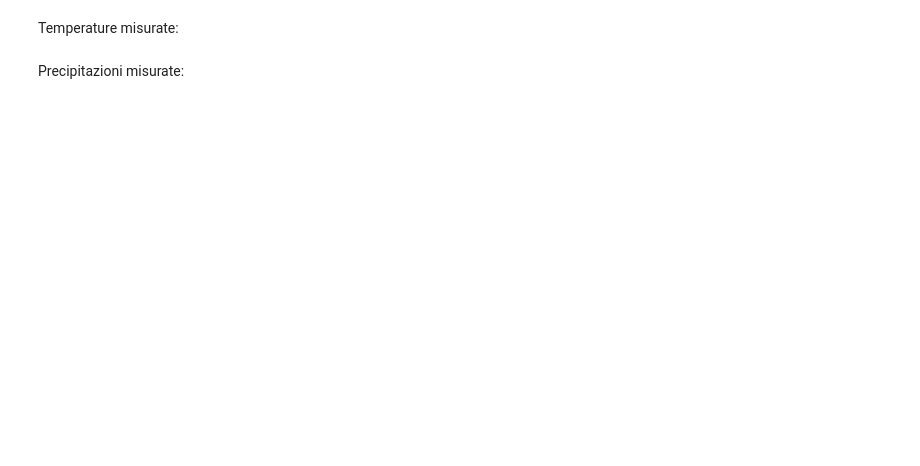
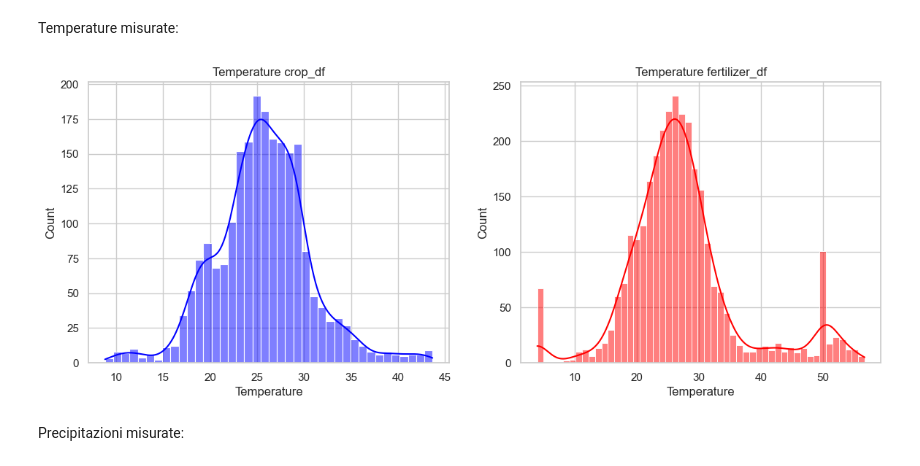
Before and after one commit to Jujez04/data-intensive-project, a Jupyter notebook: main.ipynb, the cells around one changed output. Saved outputs shown, nothing was run; the diff lists cells and outputs as text; code cells hidden in the pictures; blank space fills up the shorter version.

```diff
--- a/main.ipynb
+++ b/main.ipynb
@@ -186,14 +300,9 @@ axes[1].set_xlabel('Humidity (ratio)')
 # %% [markdown]
 Temperature misurate:
 # %%
-fig, axes = plt.subplots(1, 2, figsize=(14, 5))
-sns.histplot(crop_df["Temperature"], kde=True, color='blue', ax=axes[0])
-axes[0].set_title('Temperature crop_df', fontsize=12)
-axes[0].set_xlabel('Temperature (°C)')
-
-sns.histplot(fertilizer_df["Temperature"], kde=True, color='red', ax=axes[1])
-axes[1].set_title('Temperature fertilizer_df', fontsize=12)
-axes[1].set_xlabel('Temperature (°C)')
+plot_chemicals('Temperature')
+# %% [output]
+[figure, added]
 # %% [markdown]
 Precipitazioni misurate:
 # %%
```
Also changed, not shown: parts of 40 cells of this notebook.
